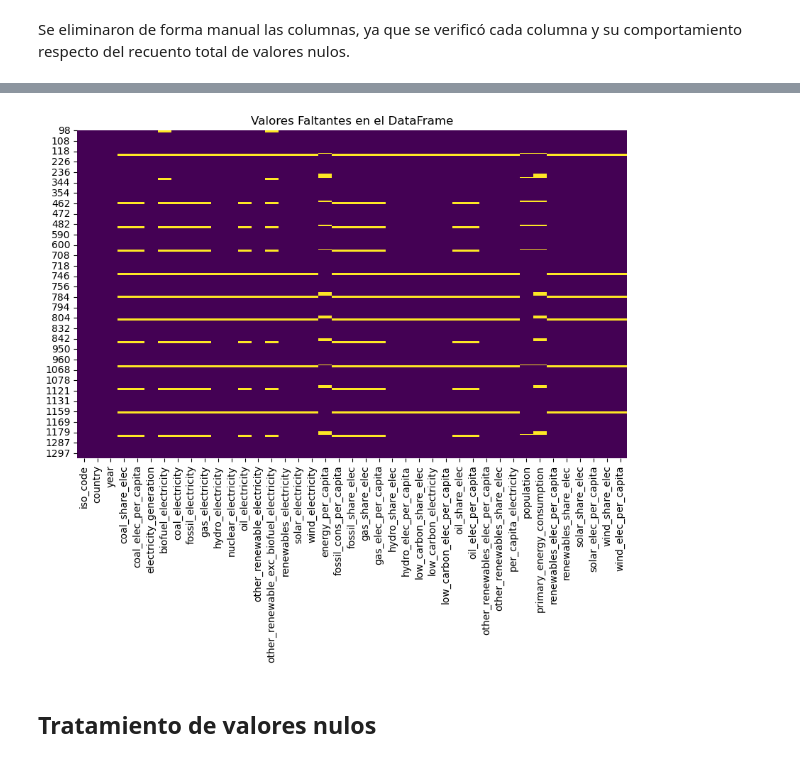
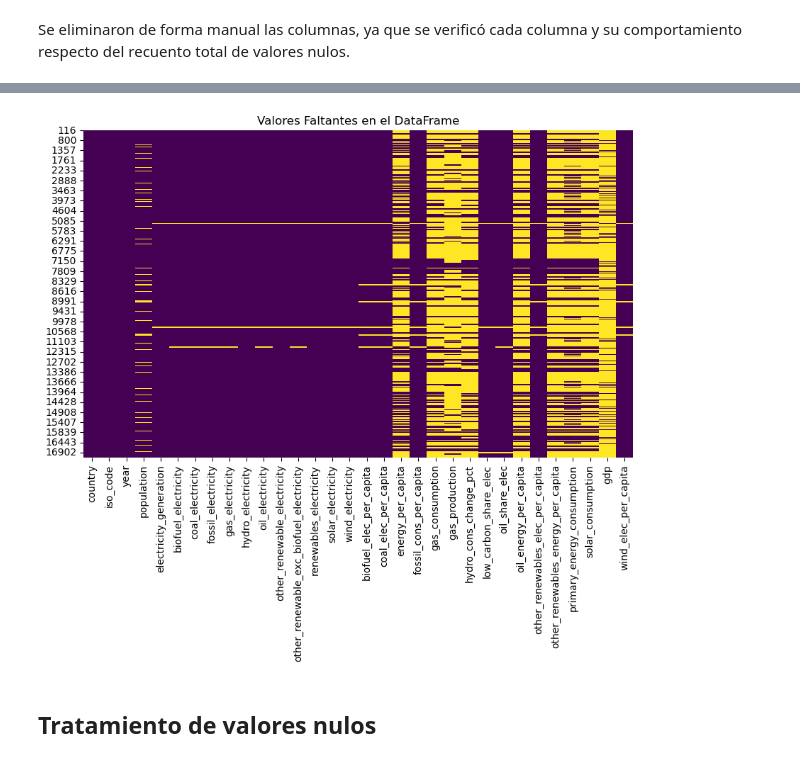
Before and after one commit to L-Ameneiro/EDA-Datasets, a Jupyter notebook: notebooks/consumo_energetico_mundial3.ipynb, the cells around one changed output, grey strips where cells are left out. Drawn from its saved outputs; the diff is of its cells as text; code cells hidden in the pictures.

```diff
--- a/notebooks/consumo_energetico_mundial3.ipynb
+++ b/notebooks/consumo_energetico_mundial3.ipynb
@@ -139,3 +112,10 @@ suram= pd.read_csv(r'..\\datasets\\suram.csv')
+# %%
+# Se filtan las filas del DataFrame, donde el valor en la columna "iso_code" no es nulo.
+wec_s= wec[~wec["iso_code"].isnull()]
+wec_s= wec_s[~(wec["country"] == "World")]
+# %%
+# Se seleccionan las columnas de interés
+wec_s= wec_s[["country", "iso_code", "year", "population","electricity_generation","biofuel_electricity", "coal_electricity", "fossil_electricity", "gas_electricity", "hydro_electricity","oil_electricity", "other_renewable_electricity", "other_renewable_exc_biofuel_electricity", "renewables_electricity", "solar_electricity","wind_electricity", "biofuel_elec_per_capita", "coal_elec_per_capita", "energy_per_capita", "fossil_cons_per_capita", "gas_consumption", "gas_production", "hydro_cons_change_pct", "low_carbon_share_elec", "oil_share_elec", "oil_energy_per_capita", "other_renewables_elec_per_capita", "other_renewables_energy_per_capita", "primary_energy_consumption", "solar_consumption", "gdp", "wind_elec_per_capita"]]
 # %% [markdown]
 ## Columna: year
 # %% [markdown]
@@ -143,3 +123,3 @@ Se observa que los datos anteriores al año 1997 son escasos, por lo que se deci
 # %%
 # Se eliminan las filas correspondientes a los años 1999 hasta 1983 inclusive, ya que se que verifica que la mayoría de los países no cuentan con esta información
-suram= suram[(suram['year'] > 1997)]
+wec_s= wec_s[(wec_s['year'] > 2015)]
@@ -186,10 +153,10 @@ Index(['iso_code', 'country', 'year', 'coal_share_elec', 'coal_elec_per_capita',
 # %%
 # visualización de valores faltantes
 plt.figure(figsize=(10, 6))
-sns.heatmap(suram.isnull(), cmap='viridis', cbar=False)
+sns.heatmap(wec_s.isnull(), cmap='viridis', cbar=False)
 plt.title('Valores Faltantes en el DataFrame')
 plt.show()
 # %% [output]
-[figure, old version]
+[figure, new version]
 # %% [markdown]
 ## Tratamiento de valores nulos
```
Also changed, not shown: parts of 20 cells of this notebook.
